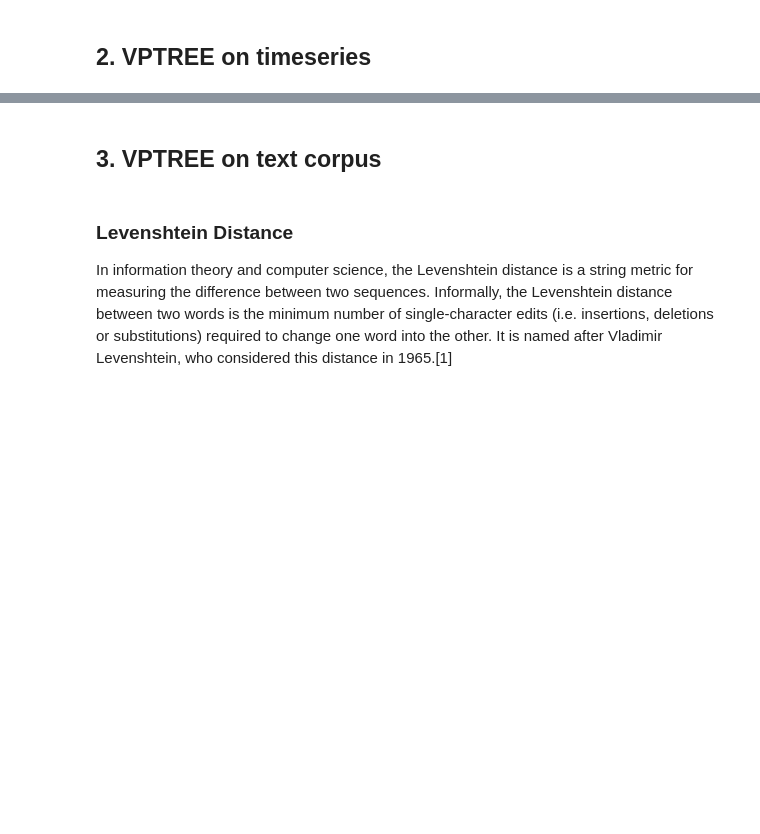
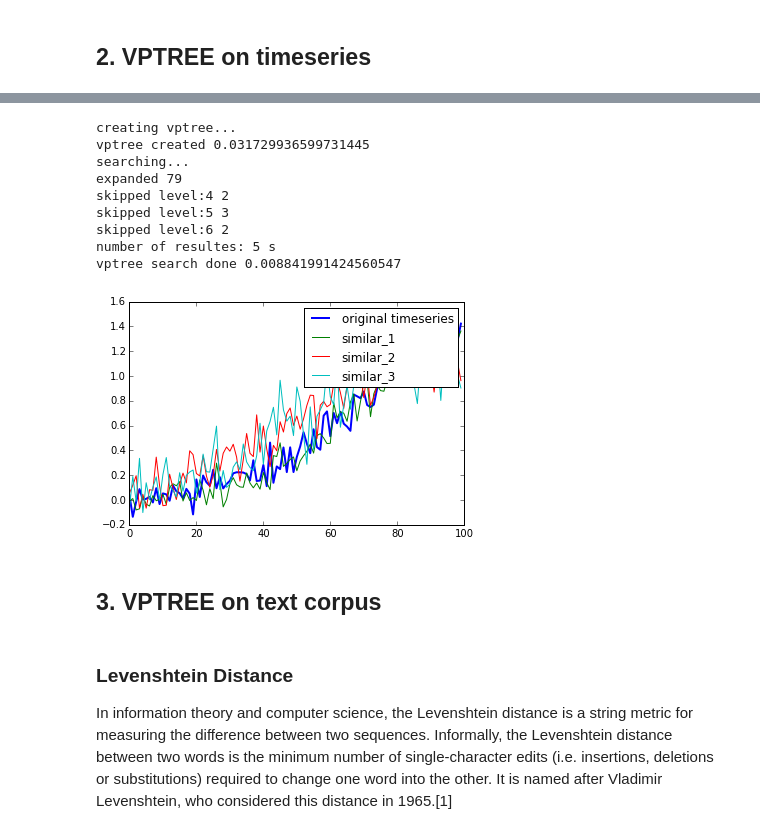
Before and after one commit to cs207-project/TimeSeries, a Jupyter notebook: docs/vptree_demo.ipynb, the cells around one changed output, grey strips where cells are left out. Cells and saved outputs as stored; diff of their text form; code cells hidden in the pictures; blank space fills up the shorter version.

```diff
--- a/docs/vptree_demo.ipynb
+++ b/docs/vptree_demo.ipynb
@@ -157,3 +168,16 @@ vptree search done 0.011806011199951172
+# %%
+find_similar_ts()
+# %% [output]
+creating vptree...
+vptree created 0.031729936599731445
+searching...
+expanded 79
+skipped level:4 2
+skipped level:5 3
+skipped level:6 2
+number of resultes: 5 s
+vptree search done 0.008841991424560547
+[figure, added]
 # %% [markdown]
 ## 3. VPTREE on text corpus
 # %% [markdown]
```
Also changed, not shown: parts of 11 cells of this notebook, 2 other files.
